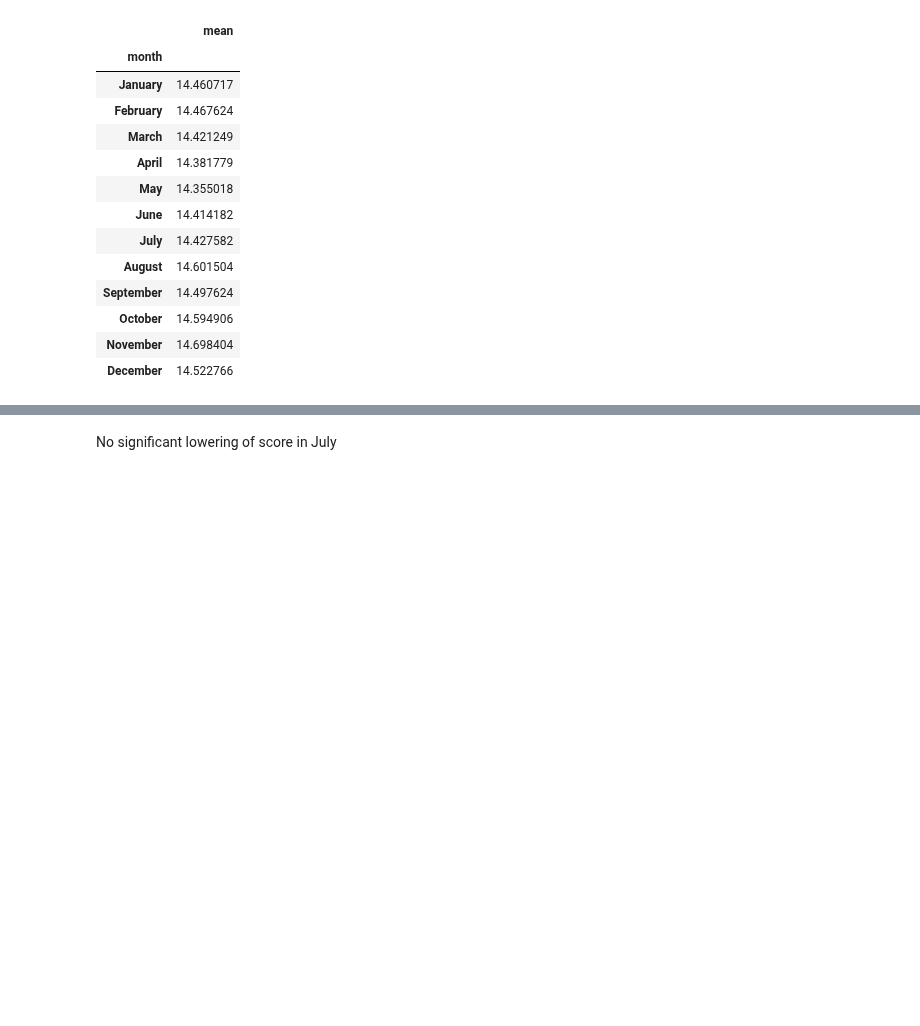
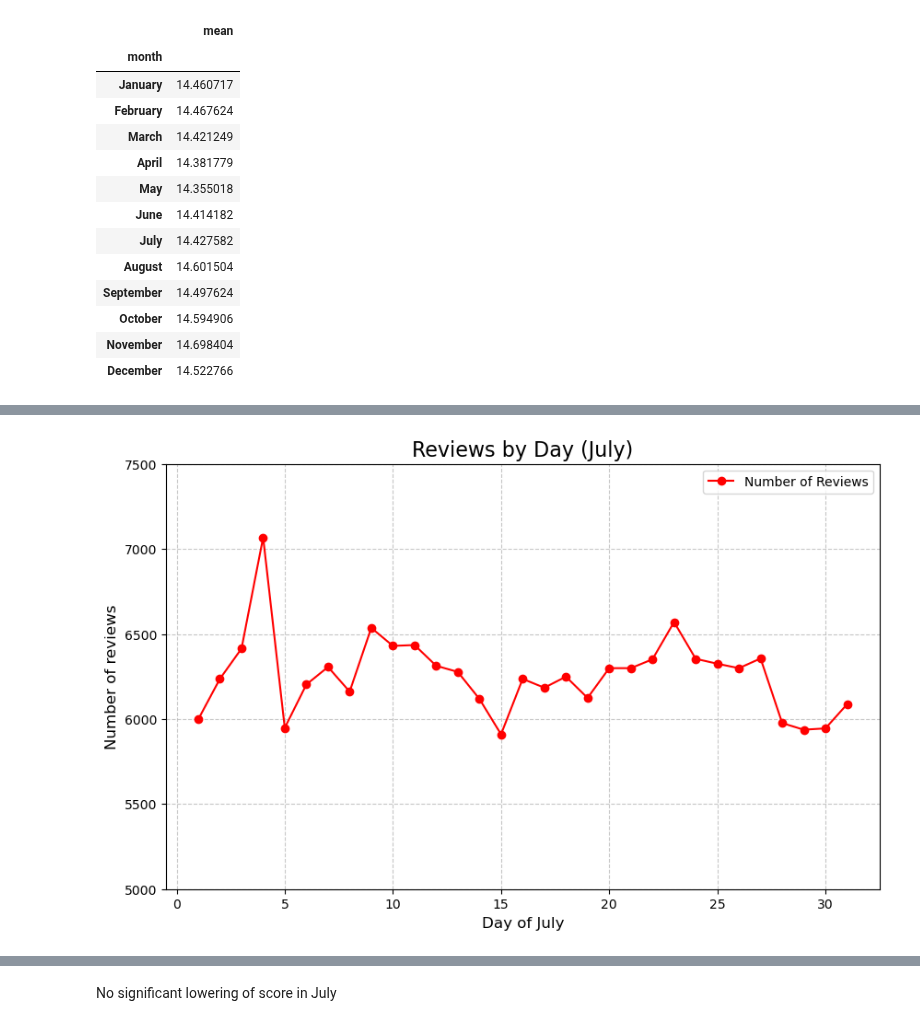
Before and after one commit to nada401/brewing-knowledge, a Jupyter notebook: src/scripts/quality_over_year/quality_over_year.ipynb, the cells around one changed output, grey strips where cells are left out. Saved outputs shown, nothing was run; the diff lists cells and outputs as text; code cells hidden in the pictures; blank space fills up the shorter version.

```diff
--- a/src/scripts/quality_over_year/quality_over_year.ipynb
+++ b/src/scripts/quality_over_year/quality_over_year.ipynb
@@ -251,3 +273,7 @@ df_score_year.head(12)
 | October | 14.594906 |
 | November | 14.698404 |
 | December | 14.522766 |
+# %%
+# rev_july = df_score_year[df_score_year['month'] == 'July'].groupby('day')['expertness_score'].agg(['size'])
+rev_july = df_score_july.groupby('day')['expertness_score'].agg(['size'])
+rev_july.head(31)
@@ -253,0 +299,13 @@ df_score_year.head(12)
+# %%
+# Plot the line chart
+plt.figure(figsize=(20, 8))
+plt.plot(rev_july.index, rev_july['size'], marker='o', linestyle='-', color='r', label='Number of Reviews')
+plt.title('Reviews by Day (July)', fontsize=16)
+plt.xlabel('Day of July', fontsize=12)
+plt.ylabel('Number of reviews', fontsize=12)
+plt.ylim(5000, 7500)
+plt.grid(True, linestyle='--', alpha=0.7)
+plt.legend()
+plt.show()
+# %% [output]
+[figure, added]
```
Also changed, not shown: parts of 5 cells of this notebook.
